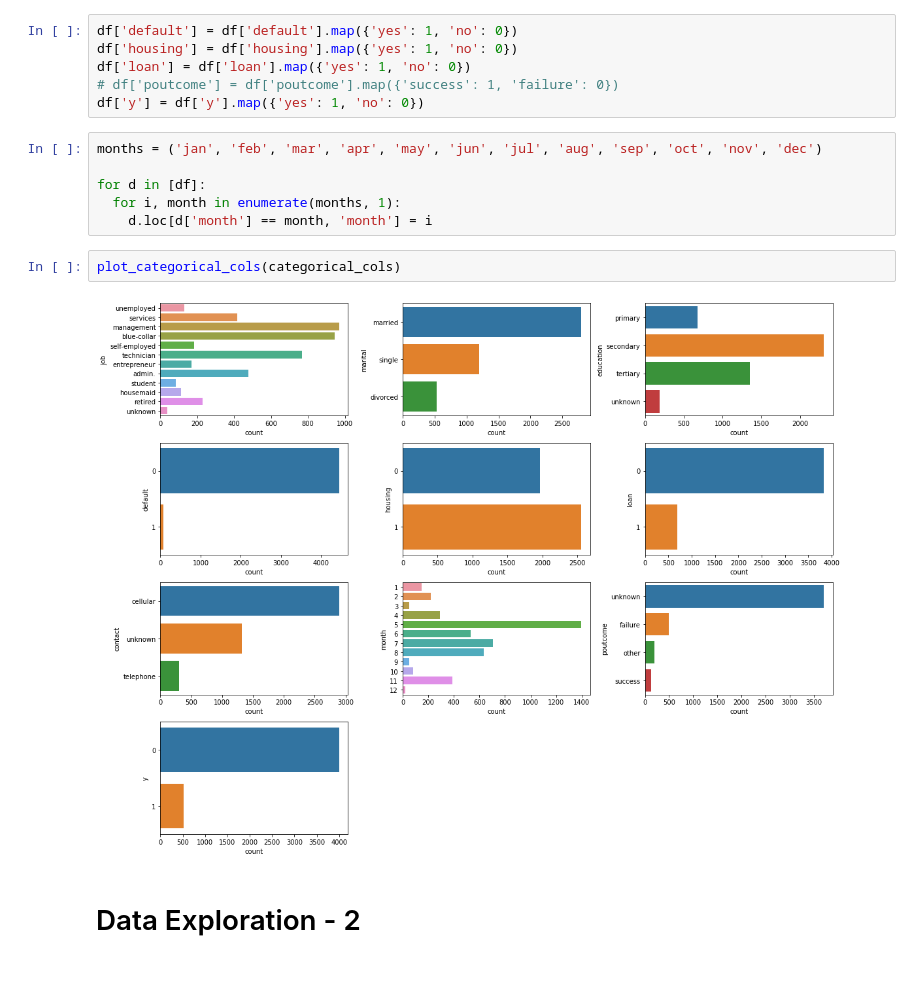
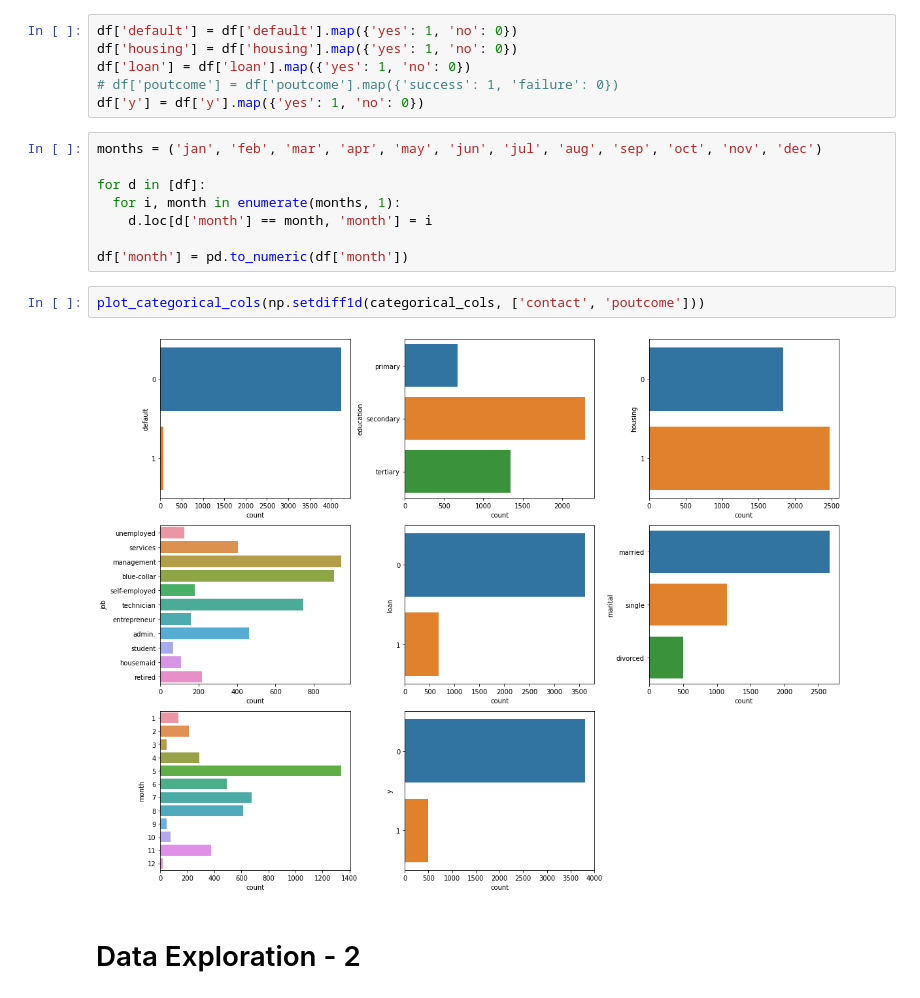
Before and after one commit to alxxtexxr/H8_3, a Jupyter notebook: PYTN_Assgn_3_3_Alim Tegar Wicaksono.ipynb, the cells around one changed output. Drawn from its saved outputs; the diff is of its cells as text.

```diff
--- a/PYTN_Assgn_3_3_Alim Tegar Wicaksono.ipynb
+++ b/PYTN_Assgn_3_3_Alim Tegar Wicaksono.ipynb
@@ -143,10 +149,12 @@ months = ('jan', 'feb', 'mar', 'apr', 'may', 'jun', 'jul', 'aug', 'sep', 'oct',
 for d in [df]:
   for i, month in enumerate(months, 1):
     d.loc[d['month'] == month, 'month'] = i
+
+df['month'] = pd.to_numeric(df['month'])
 # %%
-plot_categorical_cols(categorical_cols)
+plot_categorical_cols(np.setdiff1d(categorical_cols, ['contact', 'poutcome']))
 # %% [output]
-[figure, old version]
+[figure, new version]
 # %% [markdown]
 # Data Exploration - 2
 # %%
```
Also changed, not shown: parts of 40 cells of this notebook, 1 other file.
